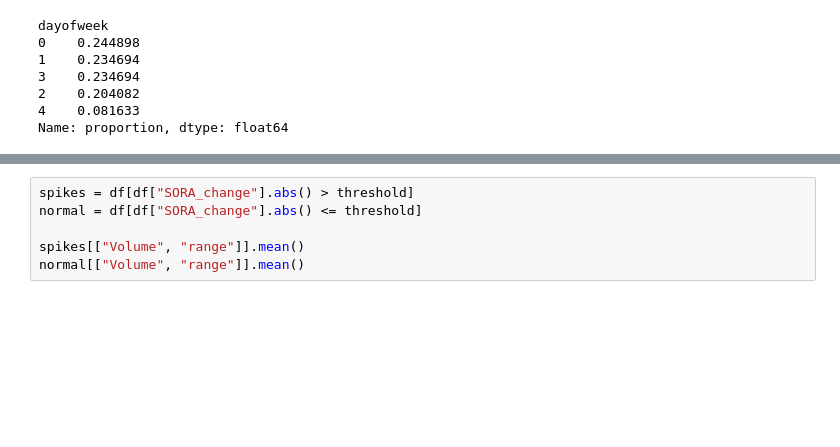
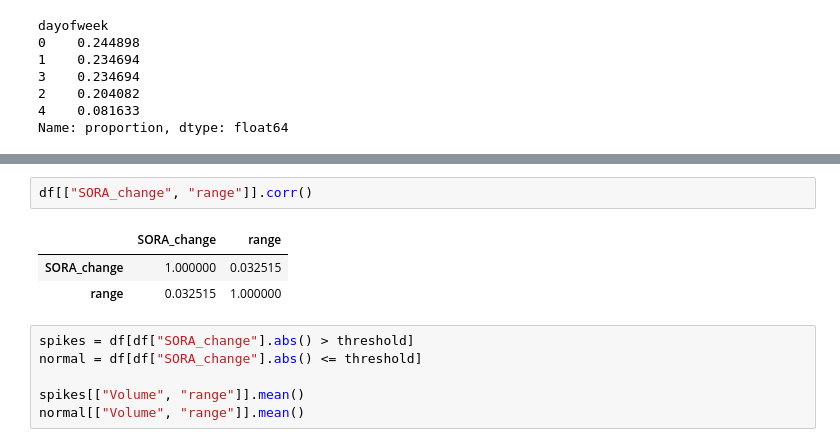
Before and after one commit to foooooooooooooooooooooooooootw/sora-analysis, a Jupyter notebook: SORA2.ipynb, the cells around one changed output, grey strips where cells are left out. Cells and saved outputs as stored; diff of their text form; blank space fills up the shorter version.

```diff
--- a/SORA2.ipynb
+++ b/SORA2.ipynb
@@ -418,3 +464,9 @@ Name: proportion, dtype: float64
+# %%
+df[["SORA_change", "range"]].corr()
+# %% [output]
+|  | SORA_change | range |
+| SORA_change | 1.000000 | 0.032515 |
+| range | 0.032515 | 1.000000 |
 # %%
 spikes = df[df["SORA_change"].abs() > threshold]
 normal = df[df["SORA_change"].abs() <= threshold]
```
Also changed, not shown: parts of 5 cells of this notebook.
